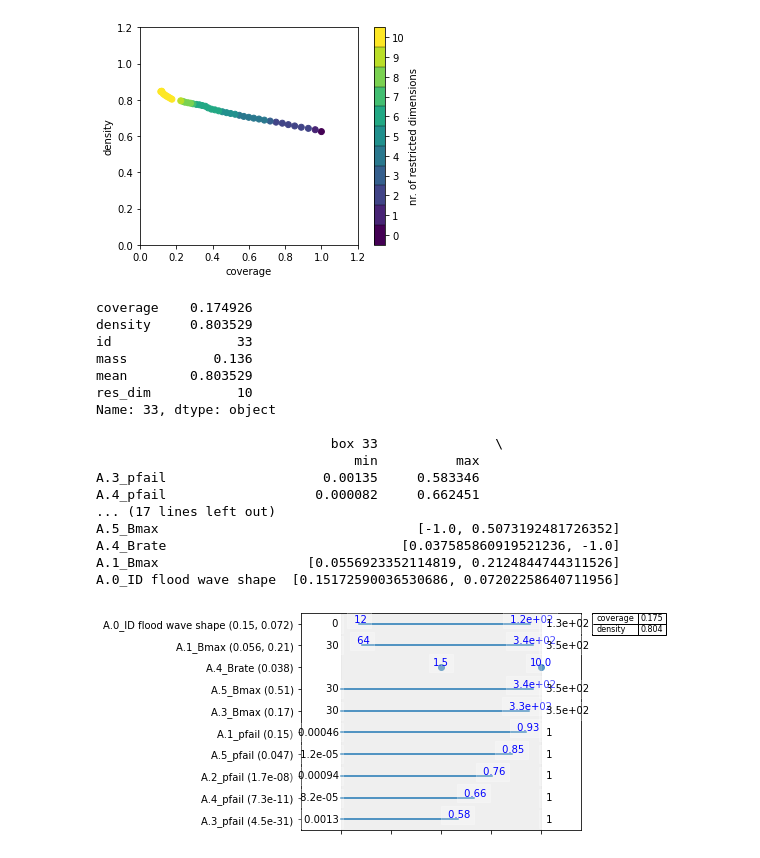
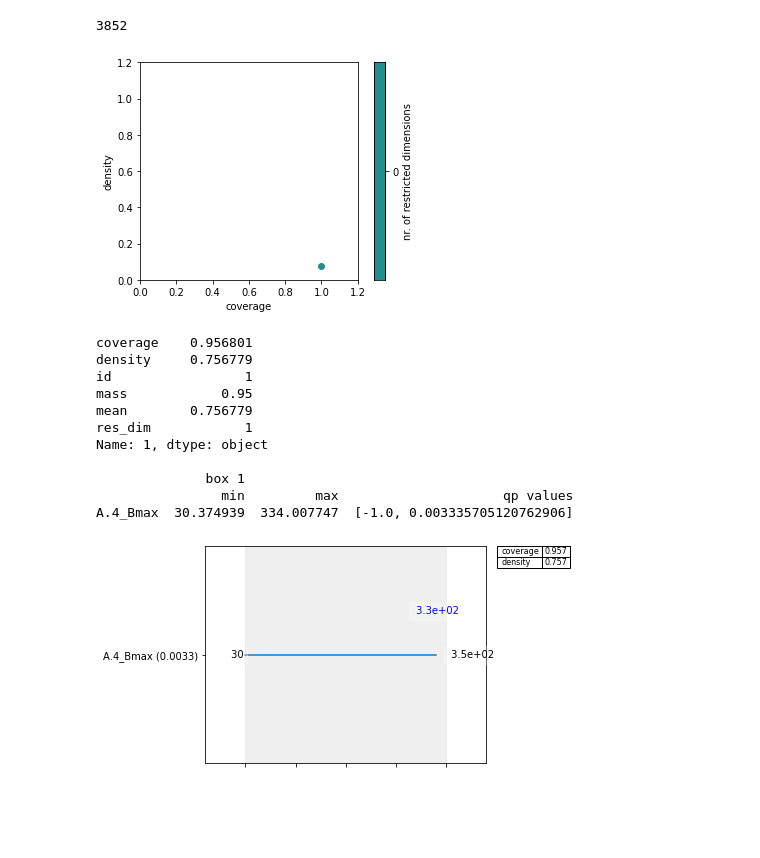
Before and after one commit to floristevito/EPA1361, a Jupyter notebook: lab_sessions/final assignment/ANALYSIS_02_PRIM.ipynb, the cells around one changed output. Cells and saved outputs as stored; diff of their text form; code cells hidden in the pictures; blank space fills up the shorter version.

```diff
--- a/lab_sessions/final assignment/ANALYSIS_02_PRIM.ipynb
+++ b/lab_sessions/final assignment/ANALYSIS_02_PRIM.ipynb
@@ -23,40 +84,41 @@ experiment, result = load_results('ANALYSIS_results/01_model_run.tar.gz')
 x_prim = experiment[['discount rate 0', 'discount rate 1', 'discount rate 2', 'A.0_ID flood wave shape', 'A.1_Bmax', 'A.1_pfail', 'A.1_Brate', 'A.2_Bmax', 'A.2_pfail', 'A.2_Brate', 'A.3_Bmax', 'A.3_pfail', 'A.3_Brate', 'A.4_Bmax', 'A.4_pfail', 'A.4_Brate', 'A.5_Bmax', 'A.5_pfail', 'A.5_Brate']]
 
 # outcomes of interest -> bad outcomes
-y_prim = (result['Expected Number of Deaths'] > 0) | (result['Minimum water level full network'] < 4)
+#y_prim = (result['Expected Number of Deaths'] > 0.1) | (result['Minimum water level full network'] < 4.2)
+
+y_prim = ((result['Minimum water level full network'] < 4.2) & (result['RfR Investment Costs'] > 1))
+# %%
+sum(y_prim)
+# %% [output]
+3852
 # %%
 # run PRIM
-prim_alg = prim.Prim(x_prim, y_prim, threshold=0.8)
+prim_alg = prim.Prim(x_prim, y_prim, threshold=0.1)
 box1 = prim_alg.find_box()
 # %%
 # show tradeoff
 box1.show_tradeoff()
 plt.show()
 # %% [output]
-[figure, old version]
+[figure, new version]
 # %%
 # inspect box
-box1.inspect(33)
-box1.inspect(33, style='graph')
+box_n = 1
+box1.inspect(box_n)
+box1.inspect(box_n, style='graph')
 plt.show()
 # %% [output]
-coverage    0.174926
-density     0.803529
-id                33
-mass           0.136
-mean        0.803529
-res_dim           10
-Name: 33, dtype: object
+coverage    0.956801
+density     0.756779
+id                 1
+mass            0.95
+mean        0.756779
+res_dim            1
+Name: 1, dtype: object
 
-                              box 33               \
-                                 min          max
-A.3_pfail                    0.00135     0.583346
-A.4_pfail                   0.000082     0.662451
-... (17 lines left out)
-A.5_Bmax                                 [-1.0, 0.5073192481726352]
-A.4_Brate                              [0.037585860919521236, -1.0]
-A.1_Bmax                   [0.0556923352114819, 0.2124844744311526]
-A.0_ID flood wave shape  [0.15172590036530686, 0.07202258640711956]
+              box 1
+                min         max                     qp values
+A.4_Bmax  30.374939  334.007747  [-1.0, 0.003335705120762906]
-[figure, old version]
+[figure, new version]
 # %%
 # select box with making trade-off
```
Also changed, not shown: parts of 6 cells of this notebook.
